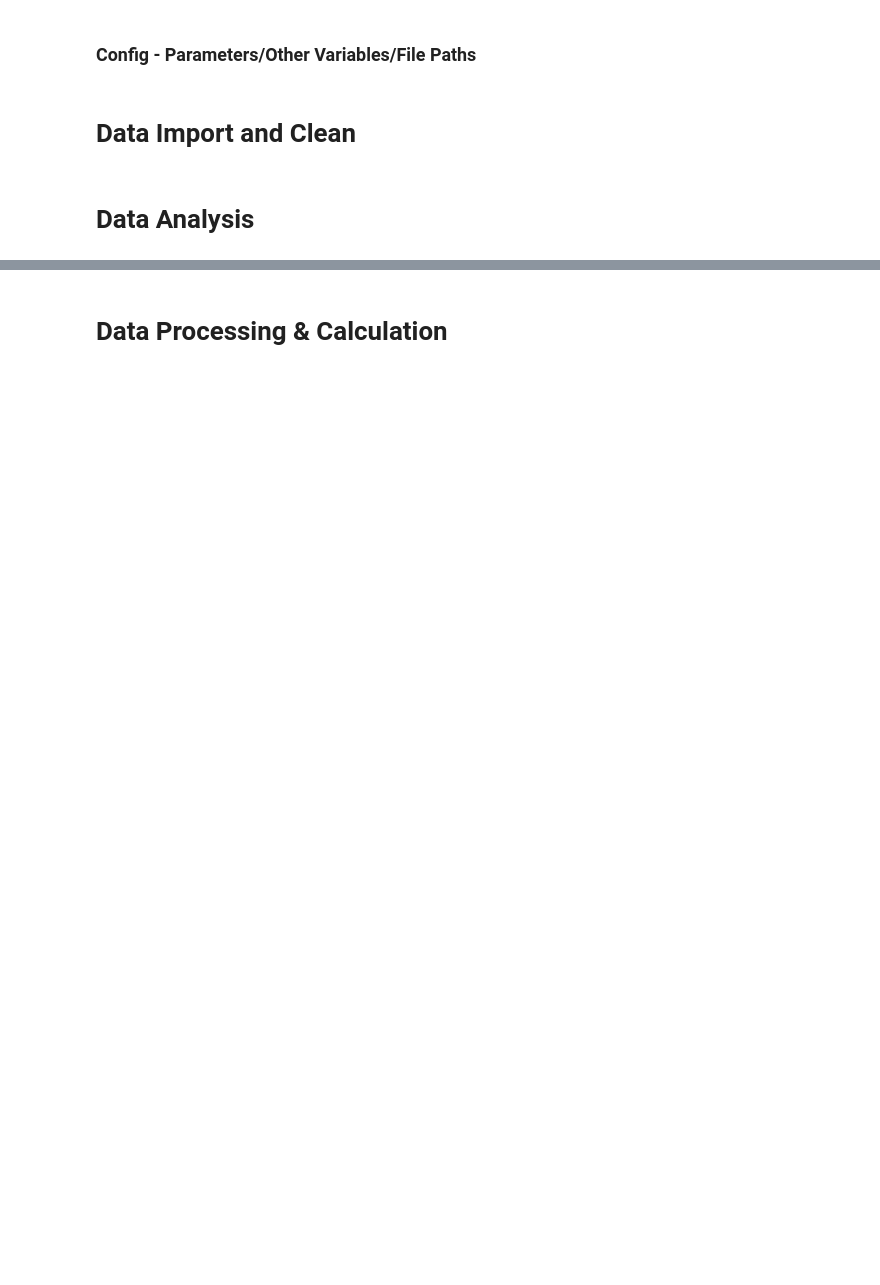
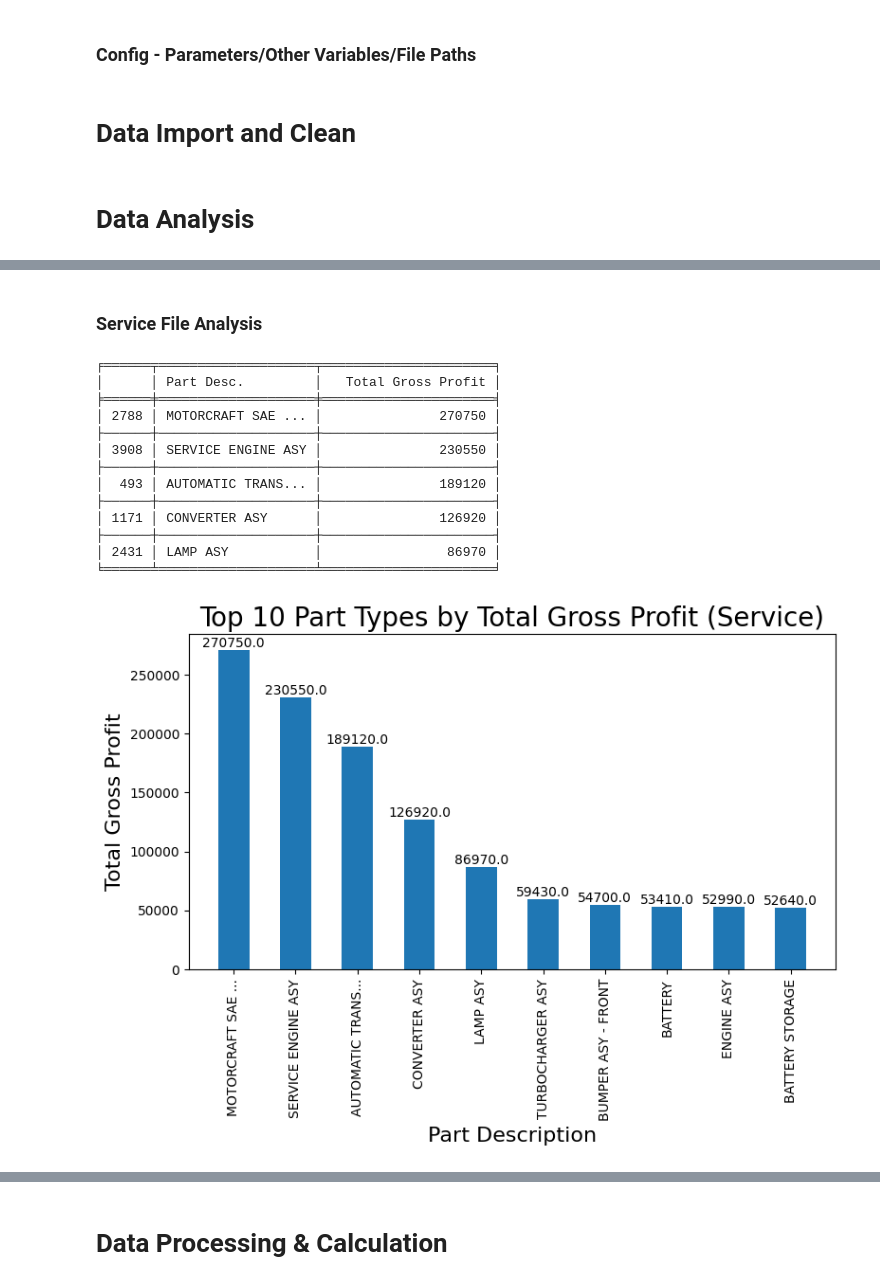
Before and after one commit to ssain2021/StorageRackOptimizationNew, a Jupyter notebook: Codes/Storage_Optimization.ipynb, the cells around one changed output, grey strips where cells are left out. Cells and saved outputs as stored; diff of their text form; code cells hidden in the pictures; blank space fills up the shorter version.

```diff
--- a/Codes/Storage_Optimization.ipynb
+++ b/Codes/Storage_Optimization.ipynb
@@ -162,0 +237,4 @@ plt.show()
+# %%
+## Sort 'Sold' Column Descending
+df_Wholesale = df_Wholesale.sort_values('Sold', ascending=False)
+if print_df_data_analyse: utils.print_df(df_Wholesale, 100) # Print the Dataframe
@@ -162,0 +276,9 @@ plt.show()
+# %%
+## Sum up the 'Sold' for each unique 'Part Desc.'
+part_type_sold_sum = df_Wholesale.groupby('Description')['Sold'].sum().reset_index()
+part_type_sold_sum.columns = ['Part Desc.', 'Total Sold Pcs.']
+
+# Sort the part_type_sold_sum by Total Sold Pcs. in descending order
+part_type_sold_sum = part_type_sold_sum.sort_values('Total Sold Pcs.', ascending=False)
+
+if print_df_data_analyse: utils.print_df(part_type_sold_sum, 5)
@@ -162,0 +322,6 @@ plt.show()
+# %% [markdown]
+### Service File Analysis
+# %%
+## Sort 'Qty Sold' Column Descending
+df_Service = df_Wholesale.sort_values('Qty Sold', ascending=False)
+if print_df_data_analyse: utils.print_df(df_Service, 100) # Print the Dataframe
@@ -162,0 +332,46 @@ plt.show()
+# %%
+## Sum up the 'Gross Profit' for each unique 'Part Desc.'
+part_type_profit_sum = df_Service.groupby('Description')['Gross Profit'].sum().reset_index()
+part_type_profit_sum.columns = ['Part Desc.', 'Total Gross Profit']
+part_type_profit_sum['Total Gross Profit'] = pd.to_numeric(part_type_profit_sum['Total Gross Profit'], errors='coerce').round()
+
+# Sort the part_type_sold_sum by Total Sold Pcs. in descending order
+part_type_profit_sum = part_type_profit_sum.sort_values('Total Gross Profit', ascending=False)
+part_type_profit_sum['Total Gross Profit'] = part_type_profit_sum['Total Gross Profit'].round(-1)
+
+if print_df_data_analyse: utils.print_df(part_type_profit_sum, 5)
+
+# Visualize using Bar of Top 10
+top_10 = part_type_profit_sum.head(10)
+
+# Create the bar chart for Top 10
+plt.figure(figsize=(8, 6))  # Set the figure size
+plt.bar(top_10['Part Desc.'], top_10['Total Gross Profit'], width=0.5)
+
+# Customize the chart
+plt.title('Top 10 Part Types by Total Gross Profit (Service)', fontsize=20)
+plt.xlabel('Part Description', fontsize=16)
+plt.ylabel('Total Gross Profit', fontsize=16)
+plt.xticks(rotation=90)
+
+# Add value labels on top of each bar
+for i, v in enumerate(top_10['Total Gross Profit']):
+    plt.text(i, v, str(v), ha='center', va='bottom')
+
+plt.tight_layout()
+plt.show()
+# %% [output]
+╒══════╤════════════════════╤══════════════════════╕
+│      │ Part Desc.         │   Total Gross Profit │
+╞══════╪════════════════════╪══════════════════════╡
+│ 2788 │ MOTORCRAFT SAE ... │               270750 │
+├──────┼────────────────────┼──────────────────────┤
+│ 3908 │ SERVICE ENGINE ASY │               230550 │
+├──────┼────────────────────┼──────────────────────┤
+│  493 │ AUTOMATIC TRANS... │               189120 │
+├──────┼────────────────────┼──────────────────────┤
+│ 1171 │ CONVERTER ASY      │               126920 │
+├──────┼────────────────────┼──────────────────────┤
+│ 2431 │ LAMP ASY           │                86970 │
+╘══════╧════════════════════╧══════════════════════╛
+[figure, added]
```
Also changed, not shown: parts of 26 cells of this notebook, 10 other files.
